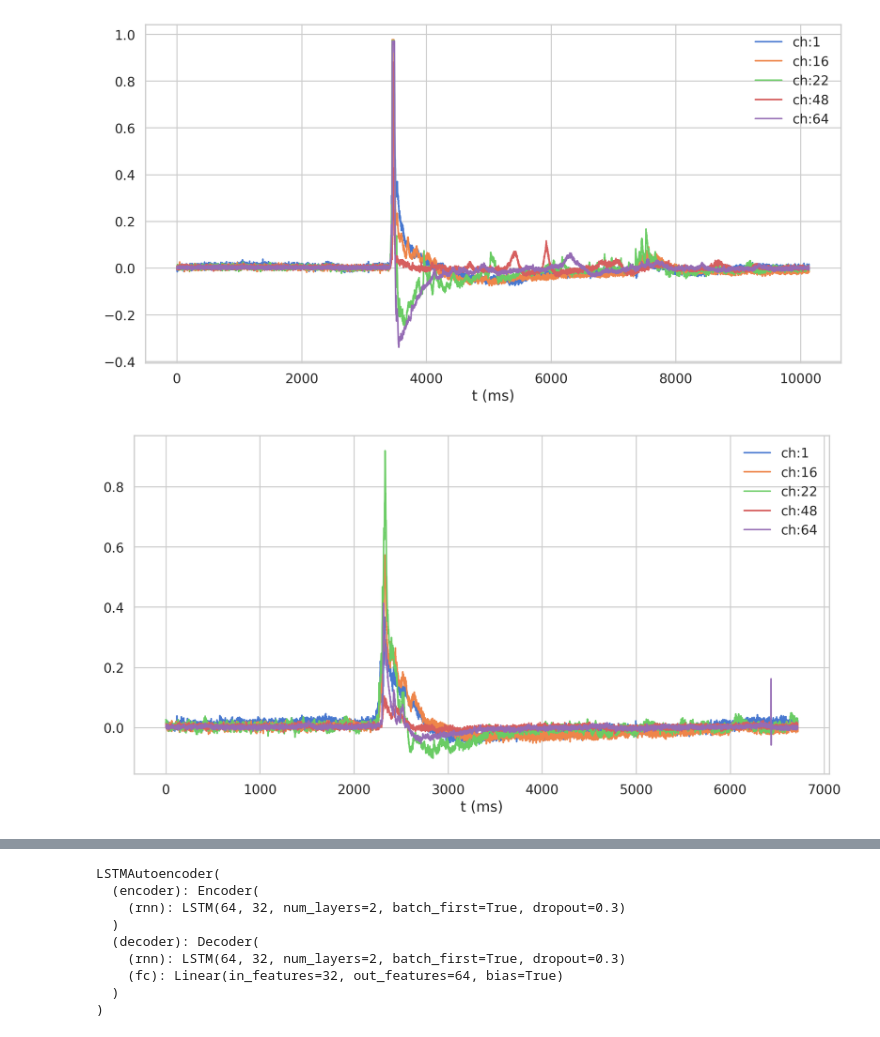
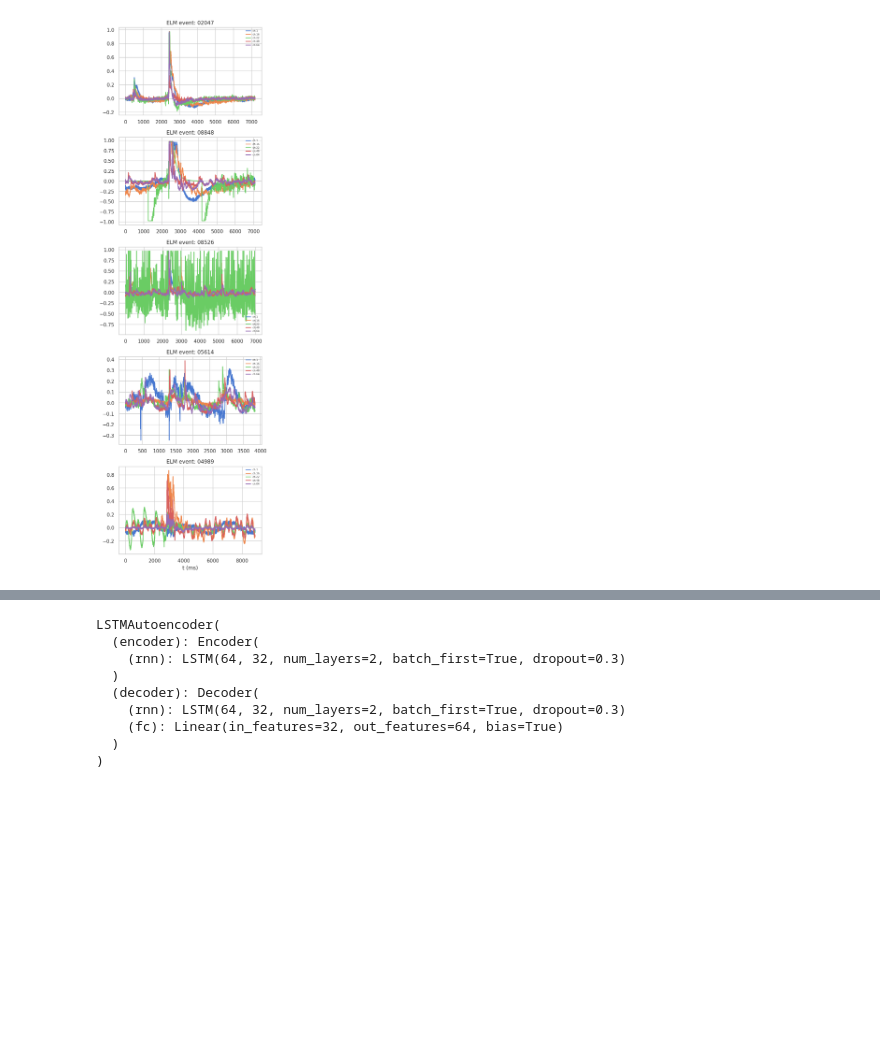
Before and after one commit to PlasmaControl/bes-edgeml-models, a Jupyter notebook: unlabeled-elm-events/explore_data.ipynb, the cells around one changed output, grey strips where cells are left out. Drawn from its saved outputs; the diff is of its cells as text; code cells hidden in the pictures; blank space fills up the shorter version.

```diff
--- a/unlabeled-elm-events/explore_data.ipynb
+++ b/unlabeled-elm-events/explore_data.ipynb
@@ -10,18 +10,16 @@ import seaborn as sns
 import torch
 import torch.nn as nn
 
-sns.set_theme(style='whitegrid', palette='muted', font_scale=1.15)
+sns.set_theme(style='whitegrid', palette='muted', font_scale=0.9)
-# %%
-with h5py.File('elm-events.hdf5', 'r') as f:
-    ids = list(f.keys())
-    signal_1 = np.array(f[ids[0]]['signals'])
-    time_1 = np.array(f[ids[0]]['time'])
-
-    signal_2 = np.array(f[ids[2]]['signals'])
-    time_2 = np.array(f[ids[2]]['time'])
-
-signal_1 = signal_1.T
-signal_2 = signal_2.T
+# %%
+with h5py.File('elm-events.hdf5', 'r') as f:
+    ids = list(f.keys())
+    # randomly select 5 ids
+    select_5_ids = np.random.choice(ids, 5)
+
+    # signals and times corresponding to random ids
+    signals = [np.array(f[i]['signals']).T for i in select_5_ids]
+    times = [np.array(f[i]['time']) for i in select_5_ids]
 # %%
 def normalize_data(signal:np.ndarray):
     assert signal.shape[1] == 64, 'Signal must be reshaped into (-1, 64)'
@@ -34,20 +29,15 @@ signal_2_normalized = normalize_data(signal_2)
+# %%
+signals_normalized = [normalize_data(signal) for signal in signals]
 # %%
-plt.figure(figsize=(12, 6), dpi=200)
-
-for i in [0, 15, 21, 47, 63]:
-    plt.plot(signal_1[:, i], label=f'ch:{i+1}')
-plt.legend(frameon=False)
+fig, ax = plt.subplots(nrows=5, ncols=1, figsize=(5, 16), dpi=150)
+ax = ax.flatten()
+for j, signal in enumerate(signals_normalized):
+    for i in [0, 15, 21, 47, 63]:
+        ax[j].plot(signal[:, i], label=f'ch:{i+1}')
+        ax[j].legend(frameon=False, fontsize=5)
+        ax[j].set_title(f'ELM event: {select_5_ids[j]}')
 plt.xlabel('t (ms)')
+plt.tight_layout()
 plt.show()
 # %% [output]
-[figure, old version]
+[figure, new version]
-# %%
-plt.figure(figsize=(12, 6), dpi=200)
-
-for i in [0, 15, 21, 47, 63]:
-    plt.plot(signal_2[:, i], label=f'ch:{i+1}')
-plt.legend(frameon=False)
-plt.xlabel('t (ms)')
-plt.show()
-# %% [output]
-[figure, removed]
```
Also changed, not shown: parts of 23 cells of this notebook, 1 other file.
